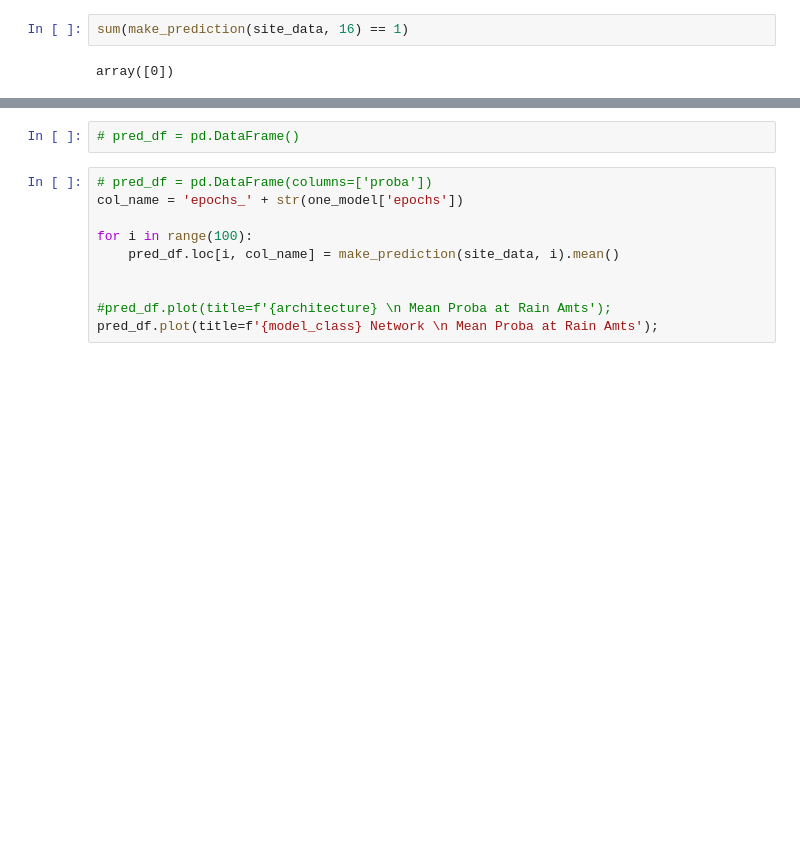
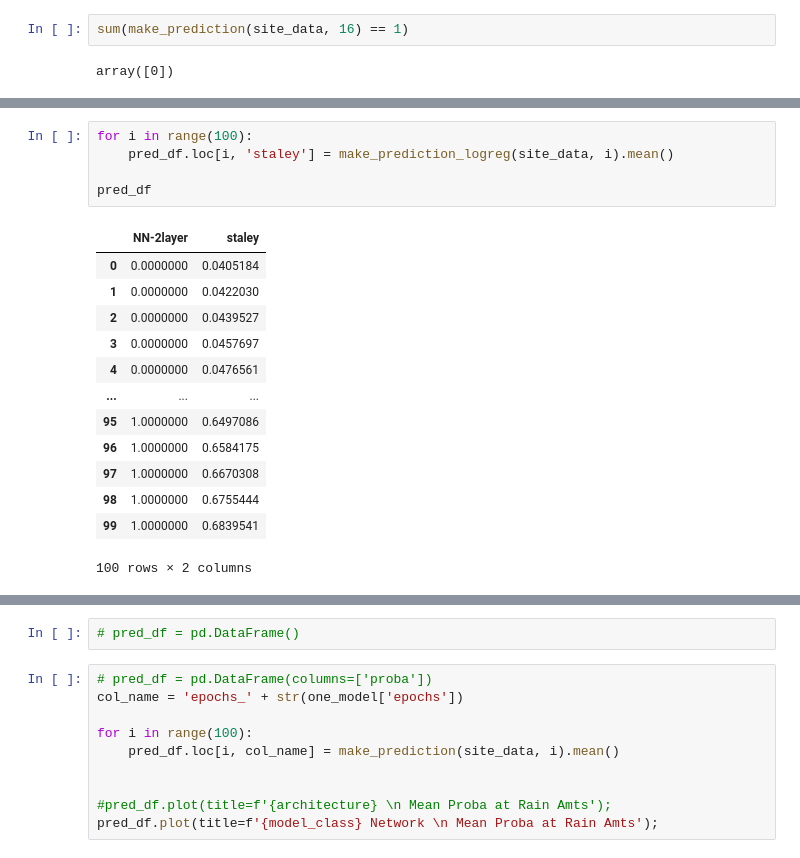
Before and after one commit to gojandrooo/DSE-Capstone, a Jupyter notebook: notebooks/04_data_viz/01_view_models.ipynb, the cells around one changed output, grey strips where cells are left out. Cells and saved outputs as stored; diff of their text form; blank space fills up the shorter version.

```diff
--- a/notebooks/04_data_viz/01_view_models.ipynb
+++ b/notebooks/04_data_viz/01_view_models.ipynb
@@ -354,0 +380,19 @@ pred_df.plot(title=f'{model_class} Network \n Mean Proba at Rain Amts');
+# %%
+for i in range(100):
+    pred_df.loc[i, 'staley'] = make_prediction_logreg(site_data, i).mean()
+
+pred_df
+# %% [output]
+|  | NN-2layer | staley |
+| 0 | 0.0000000 | 0.0405184 |
+| 1 | 0.0000000 | 0.0422030 |
+| 2 | 0.0000000 | 0.0439527 |
+| 3 | 0.0000000 | 0.0457697 |
+| 4 | 0.0000000 | 0.0476561 |
+| ... | ... | ... |
+| 95 | 1.0000000 | 0.6497086 |
+| 96 | 1.0000000 | 0.6584175 |
+| 97 | 1.0000000 | 0.6670308 |
+| 98 | 1.0000000 | 0.6755444 |
+| 99 | 1.0000000 | 0.6839541 |
+100 rows × 2 columns
```
Also changed, not shown: parts of 7 cells of this notebook, 3 other files.
